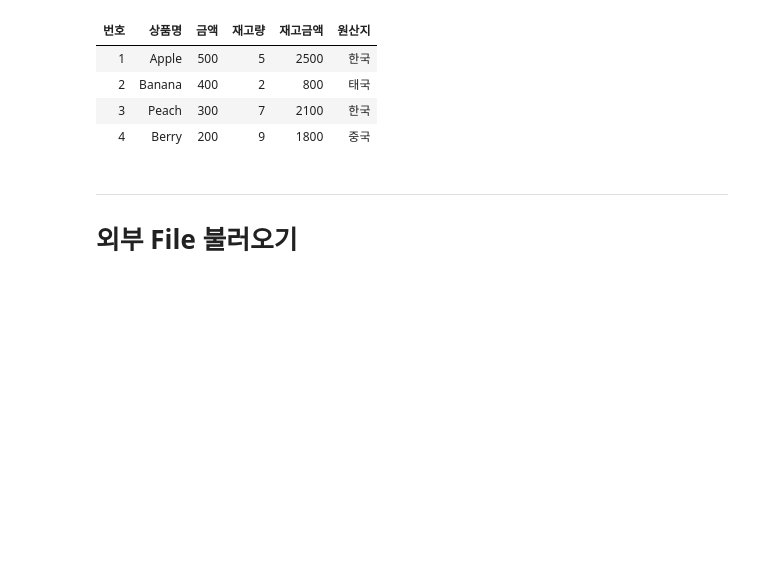
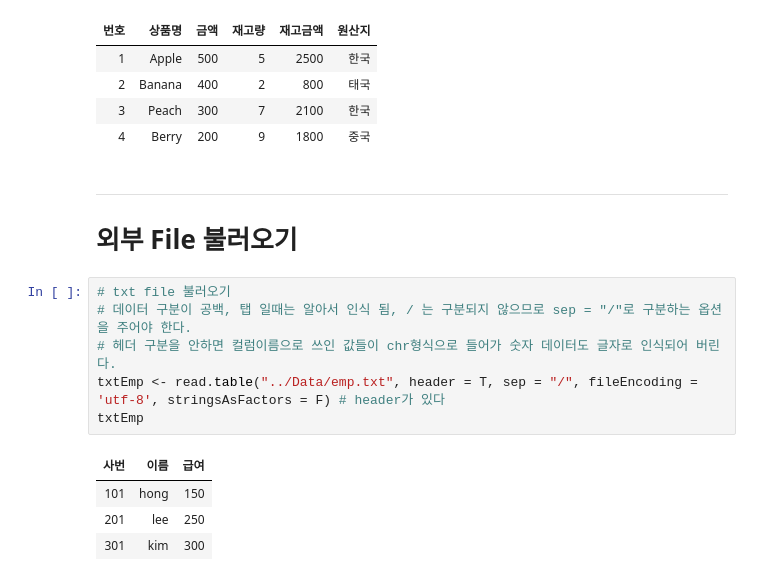
Before and after one commit to monargent0/TJRrrClass, a Jupyter notebook: 03. 벡터와 데이터프레임.ipynb, the cells around one changed output. Saved outputs shown, nothing was run; the diff lists cells and outputs as text; blank space fills up the shorter version.

```diff
--- a/03. 벡터와 데이터프레임.ipynb
+++ b/03. 벡터와 데이터프레임.ipynb
@@ -493,3 +493,14 @@ fruit
 # %% [markdown]
 ---
 # 외부 File 불러오기
+# %%
+# txt file 불러오기
+# 데이터 구분이 공백, 탭 일때는 알아서 인식 됨, / 는 구분되지 않으므로 sep = "/"로 구분하는 옵션을 주어야 한다.
+# 헤더 구분을 안하면 컬럼이름으로 쓰인 값들이 chr형식으로 들어가 숫자 데이터도 글자로 인식되어 버린다.
+txtEmp <- read.table("../Data/emp.txt", header = T, sep = "/", fileEncoding = 'utf-8', stringsAsFactors = F) # header가 있다
+txtEmp
+# %% [output]
+| 사번 | 이름 | 급여 |
+| 101 | hong | 150 |
+| 201 | lee | 250 |
+| 301 | kim | 300 |
```
Also changed, not shown: parts of 2 cells of this notebook.
